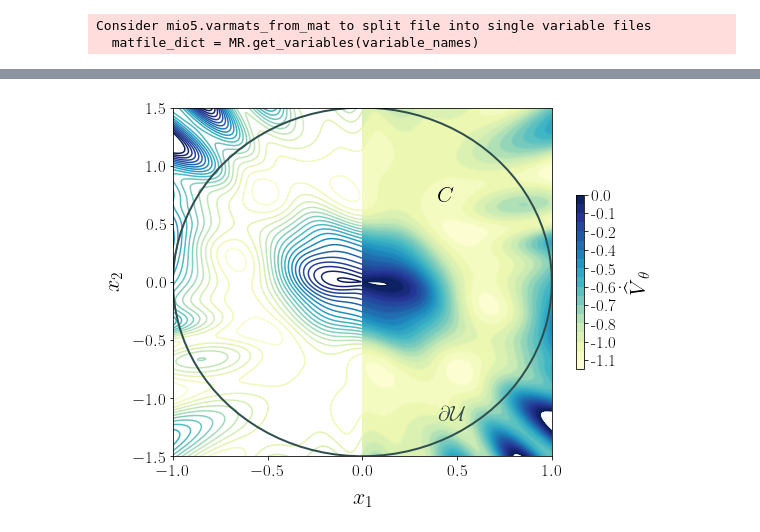
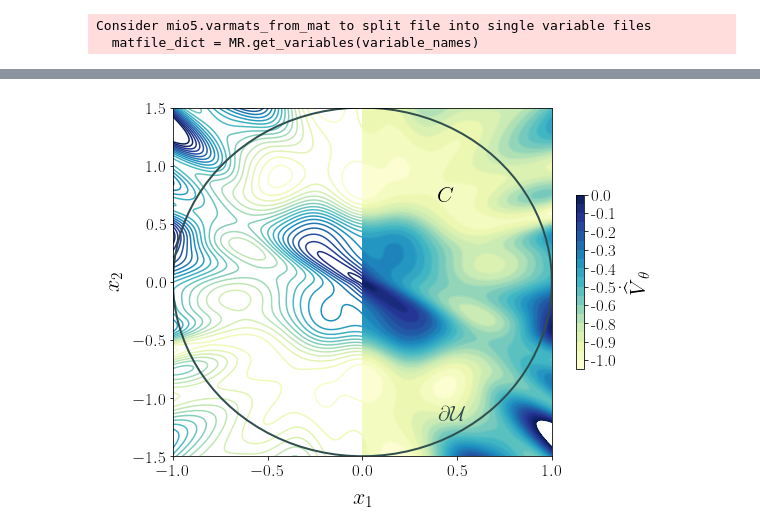
Before and after one commit to HybridSystemsLab/LearningLyapunovFunction-HybridOscillator, a Jupyter notebook: HyOscillator_Train.ipynb, the cells around one changed output, grey strips where cells are left out. Cells and saved outputs as stored; diff of their text form; code cells hidden in the pictures.

Commit message:
Figures recovered exactly as in paper

```diff
--- a/HyOscillator_Train.ipynb
+++ b/HyOscillator_Train.ipynb
@@ -215,12 +260,12 @@ F_D = get_epsilon_net_jump_set(eps, -b, 0, mu=mu)
 from utils import NeuralNet
 
 # directory to save all output plots and saved network parameters
-results_dir = "./results"
+results_dir = "./saved_models"
 report_int = 10
 
 # architecture and training hyperparameters
 net_dims = (2, 16, 32)
-n_epochs = 500
+n_epochs = 230 if training_lyapunov else 500
 
 # Lagrange multipliers/coefficients
 lam_C = jnp.ones(F_C.shape[0])
@@ -230,8 +275,8 @@ lam_grad = 0.01
 lam_param = 0.5
 
 # Loss margin hyperparameters
-gam_C = 0.053 if training_lyapunov == True else 0.058
-gam_D = 0.049 if training_lyapunov == True else 0.044
+gam_C = 0.037 if training_lyapunov == True else 0.058
+gam_D = 0.049 if training_lyapunov == True else 0.045
 
 # activation function
 act_fun = jnp.tanh
@@ -287,8 +332,6 @@ if args.reload is True:
     loaded_params = jnp.load(args.reload_path, allow_pickle=True)
     learned_V = lambda x: net.forward_indiv(x, loaded_params)
 else:
-    # train HCBF using expert trajectories
-    # dataset = kdtree_load_data(args)
     learned_V, trained_params = train(F_C, F_D, net, args)
 # %% [output]
 Training for practical pAS!
@@ -570,56 +618,55 @@ plt.show()
 # %%
 import matplotlib.ticker as tkr
 
-latexify(fig_height=6, fig_width=8)
-fig = plt.figure()
+if training_lyapunov:
+    latexify(fig_height=6, fig_width=8)
+    fig = plt.figure()
 
-""" Time derivative of Lyapunov function """
-ax2 = fig.add_subplot(111)
+    """ Time derivative of Lyapunov function """
+    ax2 = fig.add_subplot(111)
 
-neg_V_dot = np.where((V_dot_vals < 0), V_dot_vals, np.nan)
+    ax2.contour(
+        X,
+        Y,
+        V_dot_vals,
+        levels=np.linspace(V_dot_vals.min(), 0, 20),
+        cmap="YlGnBu",
+    )
 
-ax2.contour(
-    X,
-    Y,
-    V_dot_vals,
-    levels=np.linspace(V_dot_vals.min(), 0, 20),
-    cmap="YlGnBu",
-)
+    c1 = ax2.contourf(
+        X,
+        Y,
+        np.where(X > 0, V_dot_vals, np.nan),
+        levels=np.linspace(V_dot_vals.min(), 0, 20),
+        cmap="YlGnBu",
+    )
+    cbar = plt.colorbar(c1, ax=ax2, shrink=0.5, format=tkr.FormatStrFormatter('%.1f'))
+    cbar.set_label(r"$\dot{\widehat{V}}_\theta$", fontsize=22)
+    cbar.ax.tick_params(labelsize=17)
 
-c1 = ax2.contourf(
-    X,
-    Y,
-    np.where(X > 0, V_dot_vals, np.nan),
-    levels=np.linspace(V_dot_vals.min(), 0, 20),
-    cmap="YlGnBu",
-)
-cbar = plt.colorbar(c1, ax=ax2, shrink=0.5, format=tkr.FormatStrFormatter('%.1f'))
-cbar.set_label(r"$\dot{\widehat{V}}_\theta$", fontsize=22)
-cbar.ax.tick_params(labelsize=17)
+    # Plot the set calU
+    t = np.linspace(0, 2 * np.pi, 100)
+    xc, yc = a * np.cos(t), b * np.sin(t)
+    ax2.plot(xc[:], yc[:], "darkslategray", linewidth=2, label=r"$\partial\mathcal{U}$")
 
-# Plot the set calU
-t = np.linspace(0, 2 * np.pi, 100)
-xc, yc = a * np.cos(t), b * np.sin(t)
-ax2.plot(xc[:], yc[:], "darkslategray", linewidth=2, label=r"$\partial\mathcal{U}$")
+    ax2.tick_params(axis="both", which="major", labelsize=17)
+    ax2.set_xlabel(r"$x_1$", labelpad=10, fontsize=22)
+    ax2.set_ylabel(r"$x_2$", labelpad=10, fontsize=22)
 
-ax2.tick_params(axis="both", which="major", labelsize=17)
-ax2.set_xlabel(r"$x_1$", labelpad=10, fontsize=22)
-ax2.set_ylabel(r"$x_2$", labelpad=10, fontsize=22)
+    ax2.annotate(
+        r"$\partial\mathcal{U}$",
+        xy=(0.7, 0.10),
+        color="darkslategray",
+        xycoords="axes fraction",
+        fontsize=22,
+    )
+    ax2.annotate(r"$C$", xy=(0.7, 0.73), xycoords="axes fraction", fontsize=22)
 
-ax2.annotate(
-    r"$\partial\mathcal{U}$",
-    xy=(0.7, 0.10),
-    color="darkslategray",
-    xycoords="axes fraction",
-    fontsize=22,
-)
-ax2.annotate(r"$C$", xy=(0.7, 0.73), xycoords="axes fraction", fontsize=22)
+    fig.tight_layout()
 
-fig.tight_layout()
-
-plt.show()
+    plt.show()
 # %% [output]
-[figure, old version]
+[figure, new version]
 # %%
 # Save model to folder
 name = "trained_lyap.npy" if training_lyapunov == True else "trained_ce.npy"
```
Also changed, not shown: parts of 11 cells of this notebook, 6 other files.
